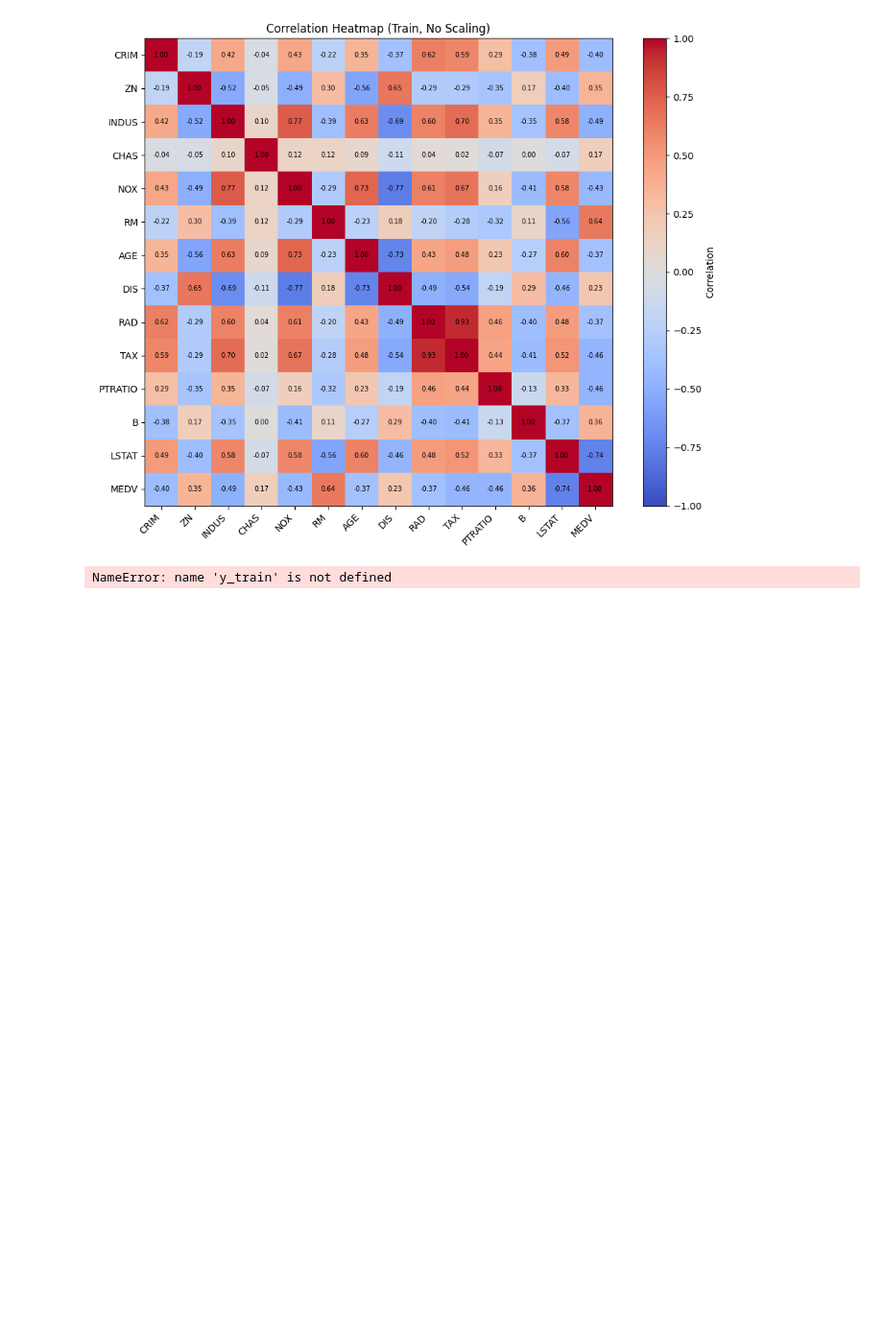
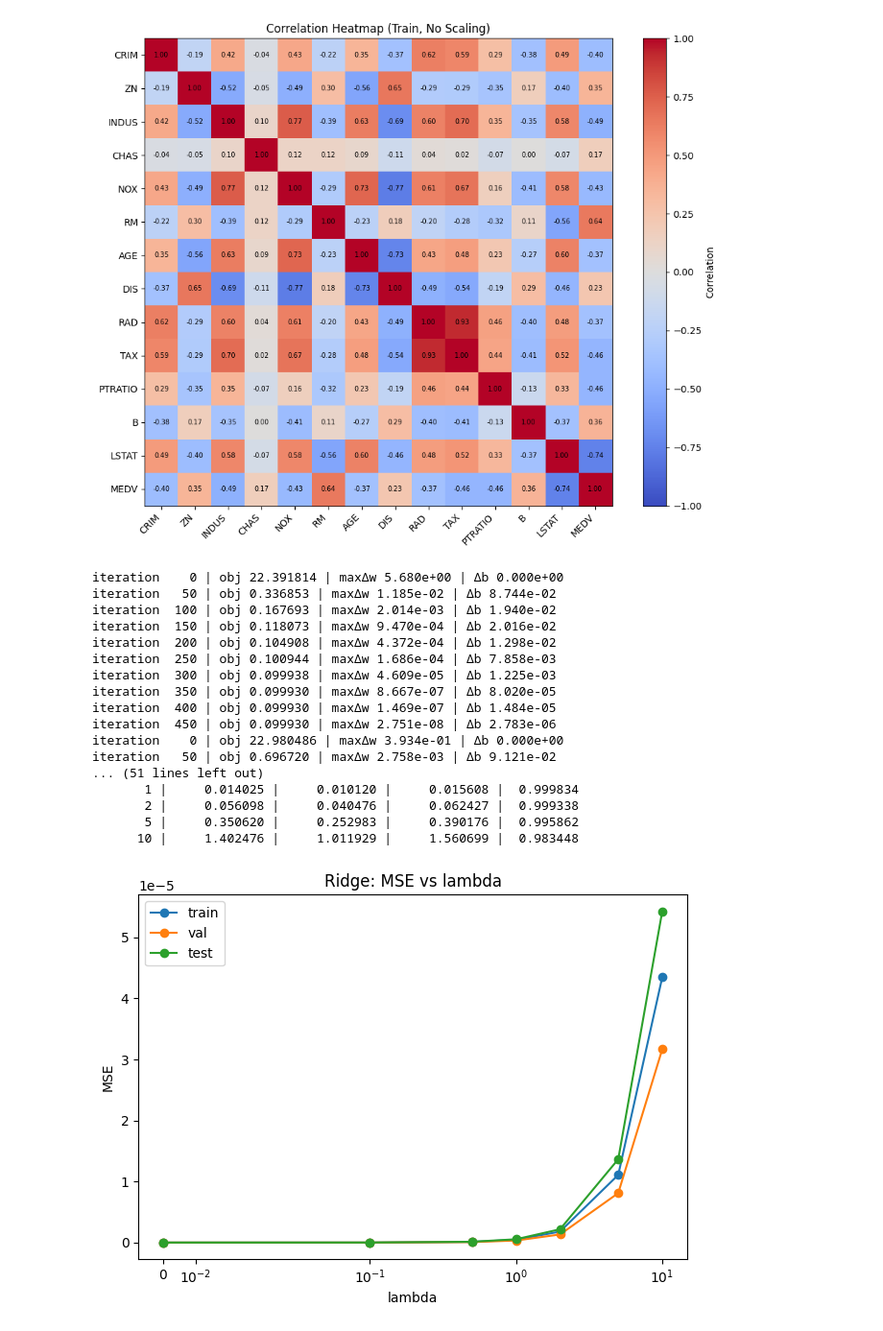
Before and after one commit to XinyaChen0216/Machine-Learning-Regression-Regularization-on-Housing-Data, a Jupyter notebook: assignment2.ipynb, the cells around one changed output. Shown at 96% size. Drawn from its saved outputs; the diff is of its cells as text; code cells hidden in the pictures; blank space fills up the shorter version.

Commit message:
plot

```diff
--- a/assignment2.ipynb
+++ b/assignment2.ipynb
@@ -266,7 +266,7 @@ class OLS_Pinv:
         self.fit_intercept = fit_intercept
         self.coef_ = None # this is where the learned parameters will be stored after fit()
     def fit(self, X: np.ndarray, y: np.ndarray):
-        X = np.asarray(X, type=float)
+        X = np.asarray(X, dtype=float)
         y = np.asarray(y, dtype=float).reshape(-1)
         #reshape(-1) flattens y into a 1D vector so its shape is (n,), ensuring compatibility with matrix operations in OLS.
 
@@ -277,9 +277,9 @@ class OLS_Pinv:
         return self
 
     def predict(self, X: np.ndarray) -> np.ndarray:
-        if self.coef_ == None:
+        if self.coef_ is None:
             raise RuntimeError("Model not fit yet")
-        X = np.ndarray(X, type=float)
+        X = np.asarray(X, dtype=float)
         X_design = add_intercept(X) if self.fit_intercept else X
         return X_design @ self.coef_
 
@@ -296,7 +296,7 @@ class RidgeClosedForm:
 
         X_design = add_intercept(X) if self.fit_intercept else X
 
-        num_of_samples, num_of_features = X.design.shape
+        num_of_samples, num_of_features = X_design.shape
 
         I = np.eye(num_of_features)
         if self.fit_intercept:
@@ -308,13 +308,14 @@ class RidgeClosedForm:
         return self
 
     def predict(self, X: np.ndarray) -> np.ndarray:
-        if self.coef_ == None:
+        if self.coef_ is None:
             raise RuntimeError("Model not fit yet")
-        X = np.ndarray(X, type=float)
+        X = np.asarray(X, dtype=float)
         X_design = add_intercept(X) if self.fit_intercept else X
         return X_design @ self.coef_
 
 #3. Lasso: implement coordinate descent with soft-thresholding. No calling sklearn.Lasso.fit() for the main solution.
+
 class LassoCoordinateDescent:
         def __init__(
             self,
@@ -329,6 +330,8 @@ class LassoCoordinateDescent:
             self.convergence_tolerance = float(convergence_tolerance)
 
         def fit(self, X: np.ndarray, y: np.ndarray):
+
+            self.objective_history_ = []
             X = np.asarray(X, dtype=float)
             y = np.asarray(y, dtype=float).reshape(-1)
 
@@ -338,24 +341,28 @@ class LassoCoordinateDescent:
             w = np.zeros(num_of_features, dtype=float)
 
             if self.fit_intercept:
-                b0 = y.mean()
+                b0 = y.mean() #good baseline
             else:
                 b0 = 0.0
 
-            column_norm = (X * X).mean(axis=0)
-            column_norm[column_norm == 0] = 1.0
+            column_norm = (X * X).mean(axis=0) #Precompute feature “norms”
+            column_norm[column_norm == 0] = 1.0 #If a column is all zeros, its norm would be 0 → division by zero later.Setting to 1 avoids crash
 
-            y_hat = b0 + X @ W #current prediction
+            y_hat = b0 + X @ w #current prediction
             for iteration in range(self.max_iterations):
                 w_prev = w.copy()
                 b0_prev = b0
+                #Saves previous values for convergence checking.
 
                 if self.fit_intercept:
                     b0 = float((y - X @ w).mean())
                     y_hat = b0 + X @ w
 
                 for j in range(num_of_features):
-                    r_j = y - y_hat + X[:, j] * w[j]
+                    r_j = y - y_hat + X[:, j] * w[j] # y - y_hat is the full residual using current model.
+                                                     # But y_hat currently includes contribution from feature j: X[:,j]*w[j]
+                                                     # For the coordinate update, we want residual excluding feature j, so we add it back
+                    #Compute correlation with feature j
                     rho = float((X[:, j] * r_j).mean())
                     w_j_new = soft_threshold(rho, self.alpha) / column_norm[j]
                     if w_j_new != w[j]:
@@ -366,6 +373,7 @@ class LassoCoordinateDescent:
                 b_change = abs(b0 - b0_prev)
                 if iteration % 50 == 0:
                     obj = 0.5 * np.mean((y - y_hat) ** 2) + self.alpha * np.sum(np.abs(w))
+                    self.objective_history_.append((iteration, obj))
                     print(f"iteration {iteration:4d} | obj {obj:.6f} | maxΔw {max_change:.3e} | Δb {b_change:.3e}")
 
                 if max_change < self.convergence_tolerance and b_change < self.convergence_tolerance:
@@ -410,6 +418,7 @@ def run_experiments(
     if feature_names is None:
         feature_names = [f"x{i}" for i in range(X_train.shape[1])]
 
+    #hold metric results per lambda
     ridge_rows = []
     lasso_rows = []
 
@@ -418,9 +427,9 @@ def run_experiments(
     lasso_obj_hist_by_lambda = {}
 
     for lam in lambdas:
-        # ----- Ridge -----
+        #Ridge
         if lam == 0:
-            ridge_model = OLS_Pinv(fit_intercept=True)
+            ridge_model = OLS_Pinv(fit_intercept=True) #when λ = 0, ridge becomes ordinary least squares, so they use OLS_Pinv.
         else:
             ridge_model = RidgeClosedForm(alpha=lam, fit_intercept=True)
 
@@ -438,10 +447,10 @@ def run_experiments(
         })
 
         # store ridge weights (exclude intercept for paths)
-        if hasattr(ridge_model, "coef_"):
+        if hasattr(ridge_model, "coef_"): #check if there is coef_ attribute
             beta = ridge_model.coef_
             if beta.shape[0] == X_train.shape[1] + 1:  # has intercept
-                ridge_coefs.append(beta[1:].copy())
+                ridge_coefs.append(beta[1:].copy()) #If length is d+1, it assumes the first is intercept and drops it for plotting paths.
             else:
                 ridge_coefs.append(beta.copy())
         else:
@@ -574,32 +583,52 @@ def plot_lasso_convergence(lasso_obj_hist_by_lambda, lam_to_plot=1.0):
     plt.title(f"Lasso: objective vs iteration (lambda={lam_to_plot})")
     plt.tight_layout()
     plt.show()
 
 
 # After your preprocessing + scaling:
 # X_train, y_train, X_val, y_val, X_test, y_test
 # feature_names = list_of_feature_names_from_dataframe_columns
 
 lambdas = [0, 0.1, 0.5, 1, 2, 5, 10]
-
+target_col = "MEDV"
+y_train = train_df[target_col].values
+y_val = validation_df[target_col].values
+y_test = test_df[target_col].values
 
 ridge_rows, lasso_rows, ridge_coefs, lasso_coefs, lasso_obj_hist, lam_list, feat_names = run_experiments(
     X_train, y_train,
     X_val, y_val,
     X_test, y_test,
     feature_names=None,
     lasso_max_iterations=5000,
     lasso_convergence_tolerance=1e-6
 )
 
 print_report(ridge_rows, "RIDGE results (lambda=0 treated as OLS)")
 print_report(lasso_rows, "LASSO results (lambda=0 treated as OLS baseline)")
 
 plot_mse_vs_lambda(ridge_rows, lasso_rows, lam_list)
 plot_coef_paths(ridge_coefs, lam_list, feat_names, model_name="Ridge", top_k=8)
 plot_coef_paths(lasso_coefs, lam_list, feat_names, model_name="Lasso", top_k=8)
 
 # Convergence plot (choose one lambda > 0)
 plot_lasso_convergence(lasso_obj_hist, lam_to_plot=1.0)
 # %% [output]
-NameError: name 'y_train' is not defined
+iteration    0 | obj 22.391814 | maxΔw 5.680e+00 | Δb 0.000e+00
+iteration   50 | obj 0.336853 | maxΔw 1.185e-02 | Δb 8.744e-02
+iteration  100 | obj 0.167693 | maxΔw 2.014e-03 | Δb 1.940e-02
+iteration  150 | obj 0.118073 | maxΔw 9.470e-04 | Δb 2.016e-02
+iteration  200 | obj 0.104908 | maxΔw 4.372e-04 | Δb 1.298e-02
+iteration  250 | obj 0.100944 | maxΔw 1.686e-04 | Δb 7.858e-03
+iteration  300 | obj 0.099938 | maxΔw 4.609e-05 | Δb 1.225e-03
+iteration  350 | obj 0.099930 | maxΔw 8.667e-07 | Δb 8.020e-05
+iteration  400 | obj 0.099930 | maxΔw 1.469e-07 | Δb 1.484e-05
+iteration  450 | obj 0.099930 | maxΔw 2.751e-08 | Δb 2.783e-06
+iteration    0 | obj 22.980486 | maxΔw 3.934e-01 | Δb 0.000e+00
+iteration   50 | obj 0.696720 | maxΔw 2.758e-03 | Δb 9.121e-02
+... (51 lines left out)
+       1 |     0.014025 |     0.010120 |     0.015608 |  0.999834
+       2 |     0.056098 |     0.040476 |     0.062427 |  0.999338
+       5 |     0.350620 |     0.252983 |     0.390176 |  0.995862
+      10 |     1.402476 |     1.011929 |     1.560699 |  0.983448
+[figure, added]
```
Also changed, not shown: parts of 2 cells of this notebook.
